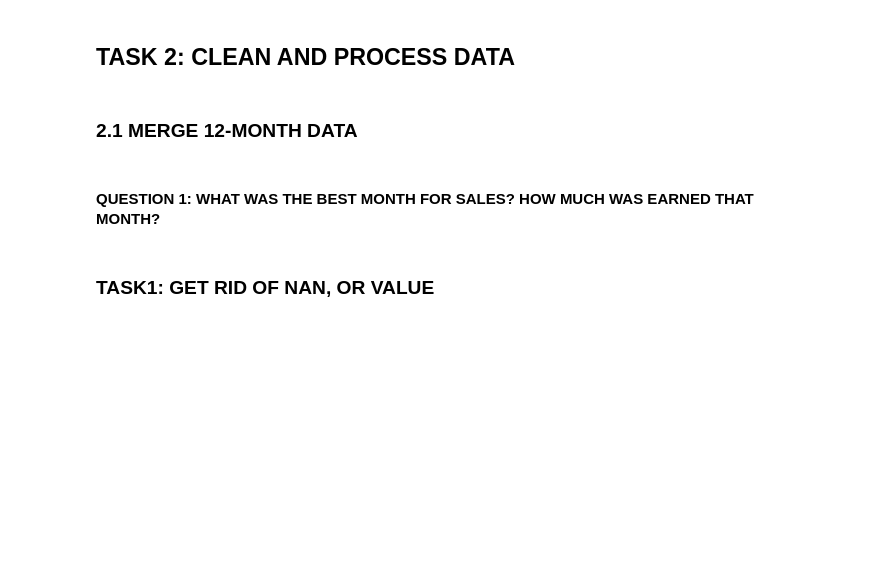
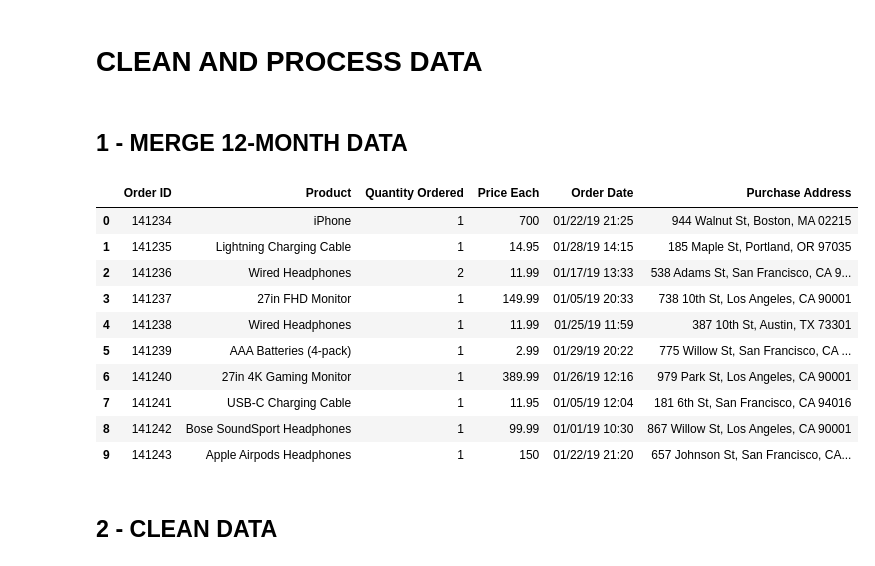
Before and after one commit to nhutuyen236/using-python-for-salesreport, a Jupyter notebook: sales_report.ipynb, the cells around one changed output. Saved outputs shown, nothing was run; the diff lists cells and outputs as text; code cells hidden in the pictures; blank space fills up the shorter version.

```diff
--- a/sales_report.ipynb
+++ b/sales_report.ipynb
@@ -11,22 +21,33 @@ os.listdir(path)
 # %% [markdown]
-## TASK 2: CLEAN AND PROCESS DATA
+# CLEAN AND PROCESS DATA
 # %% [markdown]
-### 2.1 MERGE 12-MONTH DATA
+## 1 - MERGE 12-MONTH DATA
 # %%
 ## The data for each month was saved in separate files, and we need to reconcile them into one file
 path = 'D:\\data_venv\\salesreport\\'
 filepaths = []
 frames = []
 
 for file in os.listdir(path):
     if file.endswith('.csv'):
         filepath = os.path.join(path, file)  # Use os.path.join to create the full path
         filepaths.append(filepath)
         df1 = pd.read_csv(filepath)  # Read each CSV file into df1
         frames.append(df1)  # Append df1 to the frames list
 
 result = pd.concat(frames, ignore_index=True)  # Concatenate all DataFrames in the frames list
 result.to_csv('annualSales2019.csv', index=False)  # Save the concatenated DataFrame to a single CSV file
 df = result
+df.head(10)
+# %% [output]
+|  | Order ID | Product | Quantity Ordered | Price Each | Order Date | Purchase Address |
+| 0 | 141234 | iPhone | 1 | 700 | 01/22/19 21:25 | 944 Walnut St, Boston, MA 02215 |
+| 1 | 141235 | Lightning Charging Cable | 1 | 14.95 | 01/28/19 14:15 | 185 Maple St, Portland, OR 97035 |
+| 2 | 141236 | Wired Headphones | 2 | 11.99 | 01/17/19 13:33 | 538 Adams St, San Francisco, CA 9... |
+| 3 | 141237 | 27in FHD Monitor | 1 | 149.99 | 01/05/19 20:33 | 738 10th St, Los Angeles, CA 90001 |
+| 4 | 141238 | Wired Headphones | 1 | 11.99 | 01/25/19 11:59 | 387 10th St, Austin, TX 73301 |
+| 5 | 141239 | AAA Batteries (4-pack) | 1 | 2.99 | 01/29/19 20:22 | 775 Willow St, San Francisco, CA ... |
+| 6 | 141240 | 27in 4K Gaming Monitor | 1 | 389.99 | 01/26/19 12:16 | 979 Park St, Los Angeles, CA 90001 |
+| 7 | 141241 | USB-C Charging Cable | 1 | 11.95 | 01/05/19 12:04 | 181 6th St, San Francisco, CA 94016 |
+| 8 | 141242 | Bose SoundSport Headphones | 1 | 99.99 | 01/01/19 10:30 | 867 Willow St, Los Angeles, CA 90001 |
+| 9 | 141243 | Apple Airpods Headphones | 1 | 150 | 01/22/19 21:20 | 657 Johnson St, San Francisco, CA... |
-# %% [markdown]
-#### QUESTION 1: WHAT WAS THE BEST MONTH FOR SALES? HOW MUCH WAS EARNED THAT MONTH?
@@ -39,5 +54,5 @@ print(set(df['month']))
-# %% [markdown]
-### TASK1: GET RID OF NAN, OR VALUE
+# %% [markdown]
+## 2 - CLEAN DATA
 # %%
 df = df.dropna(how='all')
 df.head()
```
Also changed, not shown: parts of 39 cells of this notebook, 1 other file.
